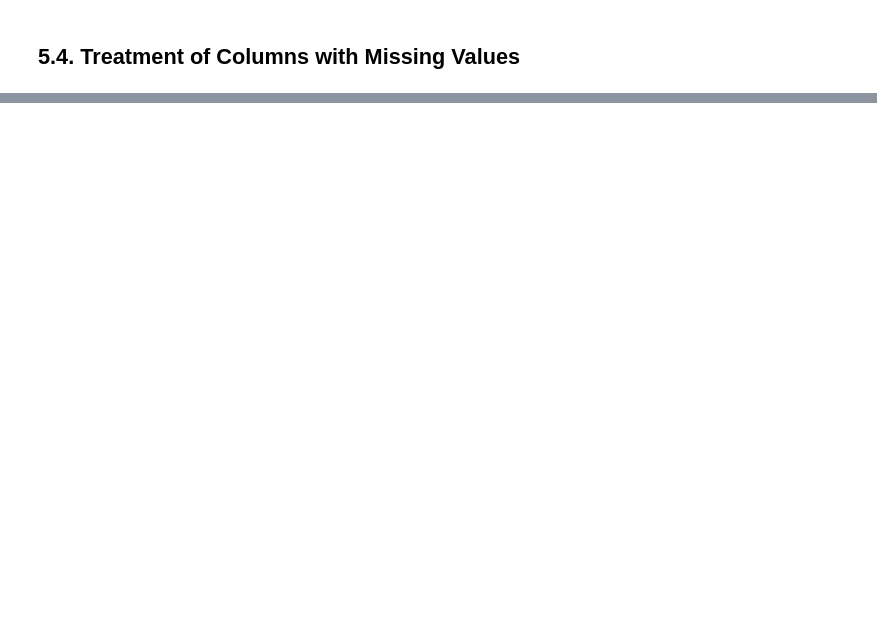
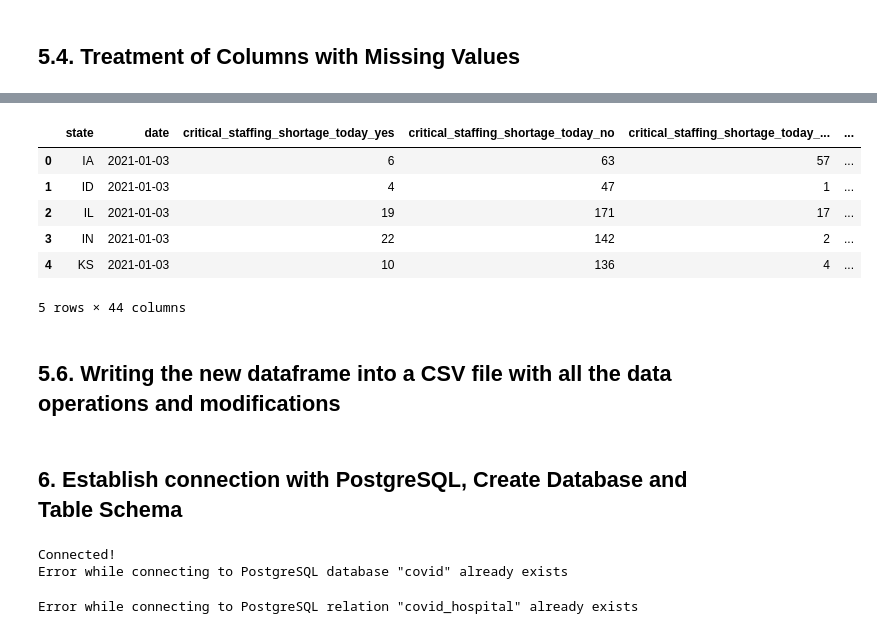
Before and after one commit to MangeshIpperNCI/DAP_PROJECT, a Jupyter notebook: x20143311_Hospital.ipynb, the cells around one changed output, grey strips where cells are left out. Drawn from its saved outputs; the diff is of its cells as text; code cells hidden in the pictures; blank space fills up the shorter version.

```diff
--- a/x20143311_Hospital.ipynb
+++ b/x20143311_Hospital.ipynb
@@ -225,13 +318,22 @@ states.head()
 # %%
 # Using Fuzzy Matcher
+left_on=['state']
+right_on=['Code']
 COVID = fuzzymatcher.fuzzy_left_join(COVID_HOSPITAL,
                                             states,
                                             left_on,
                                             right_on,
                                             left_id_col='state',
                                             right_id_col='Code')
 
 COVID.drop(['best_match_score','__id_left','__id_right','Code'], axis = 1, inplace = True)
 COVID.rename(columns={'State':'state_desc'}, inplace=True)
 COVID.head()
-# type(COVID_HOSPITAL)
+# %% [output]
+|  | state | date | critical_staffing_shortage_today_yes | critical_staffing_shortage_today_no | critical_staffing_shortage_today_... | ... |
+| 0 | IA | 2021-01-03 | 6 | 63 | 57 | ... |
+| 1 | ID | 2021-01-03 | 4 | 47 | 1 | ... |
+| 2 | IL | 2021-01-03 | 19 | 171 | 17 | ... |
+| 3 | IN | 2021-01-03 | 22 | 142 | 2 | ... |
+| 4 | KS | 2021-01-03 | 10 | 136 | 4 | ... |
+5 rows × 44 columns
@@ -241 +340,4 @@ for columns in COVID_HOSPITAL:
+# %% [markdown]
+<a id='section50106'></a>
+## 5.6. Writing the new dataframe into a CSV file with all the data operations and modifications
 # %%
@@ -244,5 +345,24 @@ for columns in COVID_HOSPITAL:
 
 COVID.to_csv(r'COVID-19 Reported Patient Impact and Hospital Capacity by State Timeseries.csv',index=False)
+# %% [markdown]
+<a id=section6></a>
+## 6. Establish connection with PostgreSQL, Create Database and Table Schema
+# %%
+
+try:
+    dbConnection = psycopg2.connect(user = "postgres",password = "abcd1234",host = "localhost",port = "5432")
+    print("Connected!")
+    dbConnection.set_isolation_level(0) # AUTOCOMMIT
+    dbCursor = dbConnection.cursor()
+    dbCursor.execute('CREATE DATABASE covid;')
+    dbCursor.close()
+except (Exception , psycopg2.Error) as dbError :
+    print ("Error while connecting to PostgreSQL", dbError)
+finally:
+    if(dbConnection): dbConnection.close()
+# %% [output]
+Connected!
+Error while connecting to PostgreSQL database "covid" already exists
 # %%
 createString="""
 
@@ -295,7 +415,7 @@ state_desc varchar
 """
 # %%
 try:
-    dbConnection = psycopg2.connect(user = "postgres",password = "abcd1234",host = "localhost",port = "5432",database = "coviddb")
+    dbConnection = psycopg2.connect(user = "postgres",password = "abcd1234",host = "localhost",port = "5432",database = "covid")
     dbConnection.set_isolation_level(0) # AUTOCOMMIT
     dbCursor = dbConnection.cursor()
     dbCursor.execute(createString)
@@ -304,4 +424,6 @@ except (Exception , psycopg2.Error) as dbError :
     print ("Error while connecting to PostgreSQL", dbError)
 finally:
     if(dbConnection): dbConnection.close()
+# %% [output]
+Error while connecting to PostgreSQL relation "covid_hospital" already exists
 # %%
```
Also changed, not shown: parts of 38 cells of this notebook.
